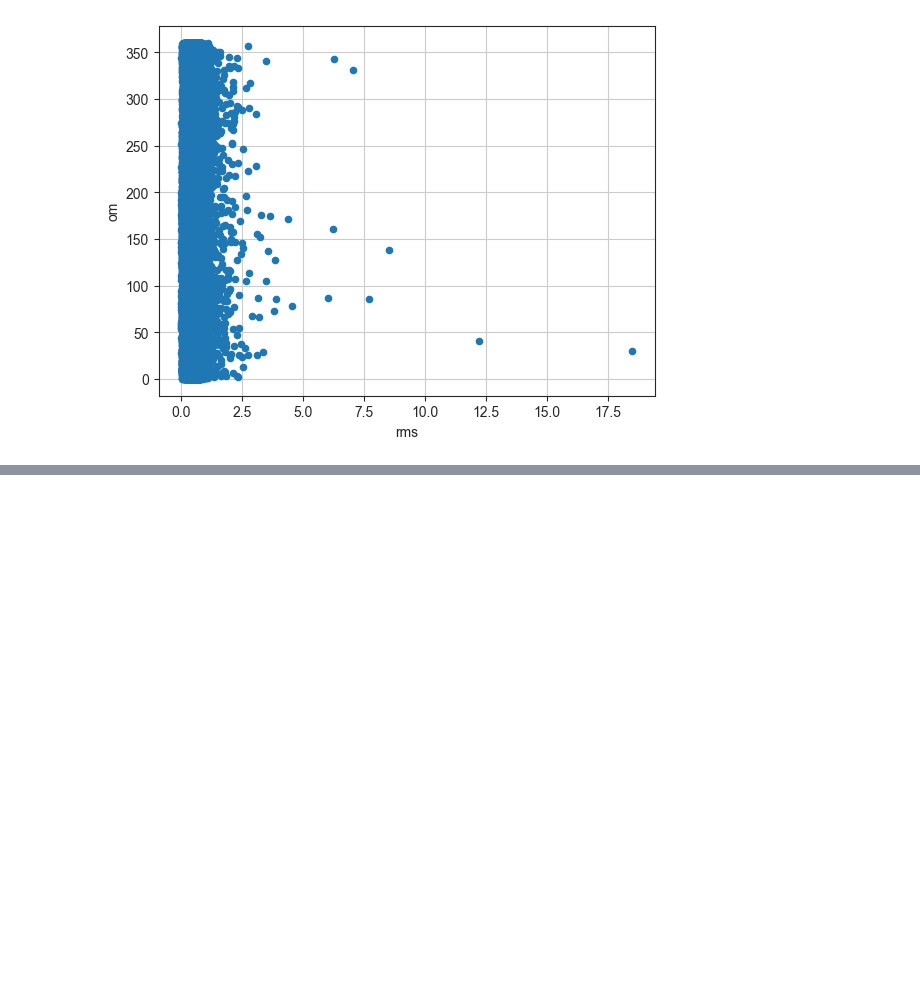
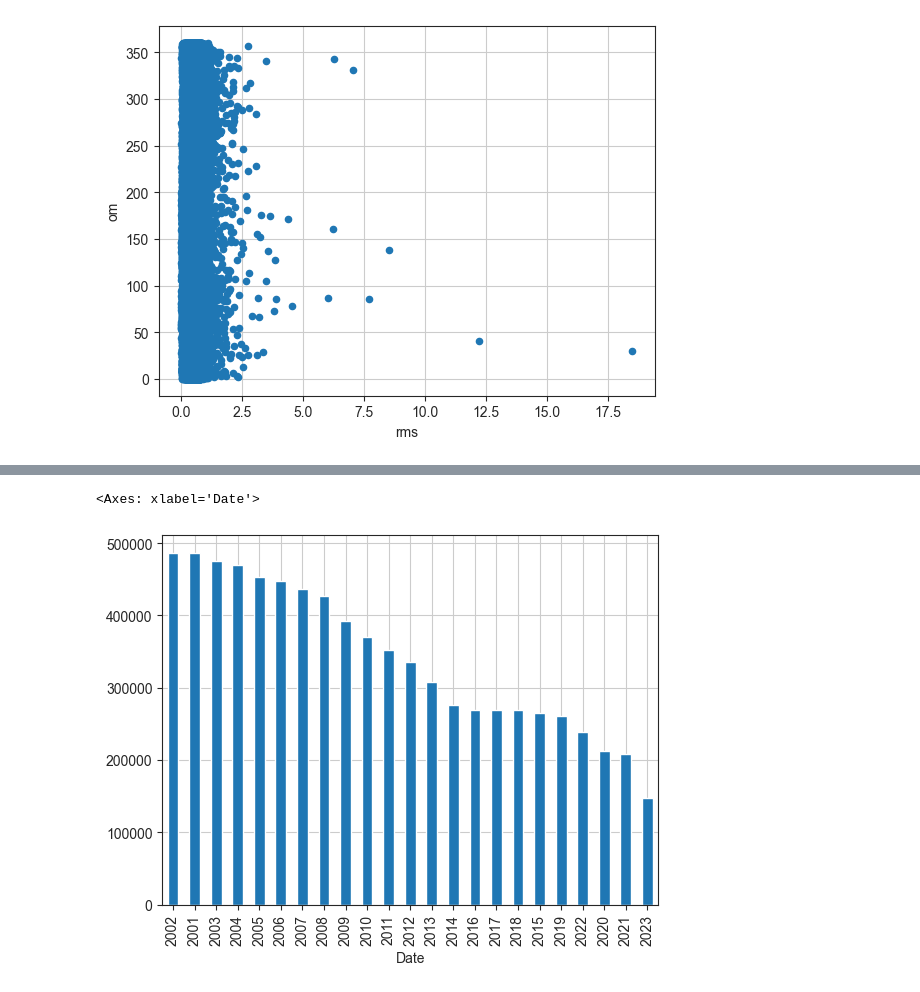
Before and after one commit to Electrotubbie/practice_N6_DE, a Jupyter notebook: plotting.ipynb, the cells around one changed output, grey strips where cells are left out. Saved outputs shown, nothing was run; the diff lists cells and outputs as text; code cells hidden in the pictures; blank space fills up the shorter version.

```diff
--- a/plotting.ipynb
+++ b/plotting.ipynb
@@ -336,0 +334,7 @@ df_5.drop(957691).plot.scatter(x='rms', y='om')
+# %%
+with open('./result/data6/open_opt_params.json', 'r') as f:
+    dtype_6 = json.load(f)
+df_6 = pd.read_csv('./data/data_6.csv', dtype=dtype_6, index_col=0)
+df_6['Date'] = [elem[0] for elem in df_6['Date'].astype(str).str.split(' ')]
+df_6['Date'] = pd.to_datetime(df_6['Date'])
+df_6.sample(3)
@@ -336,0 +346,7 @@ df_5.drop(957691).plot.scatter(x='rms', y='om')
+# %%
+# 6.1. Количество преступлений в год
+# Видно, что количество преступлений сокращается со временем
+df_6['Date'].dt.year.value_counts().plot(kind='bar')
+# %% [output]
+<Axes: xlabel='Date'>
+[figure, added]
```
Also changed, not shown: parts of 16 cells of this notebook, 30 other files.
